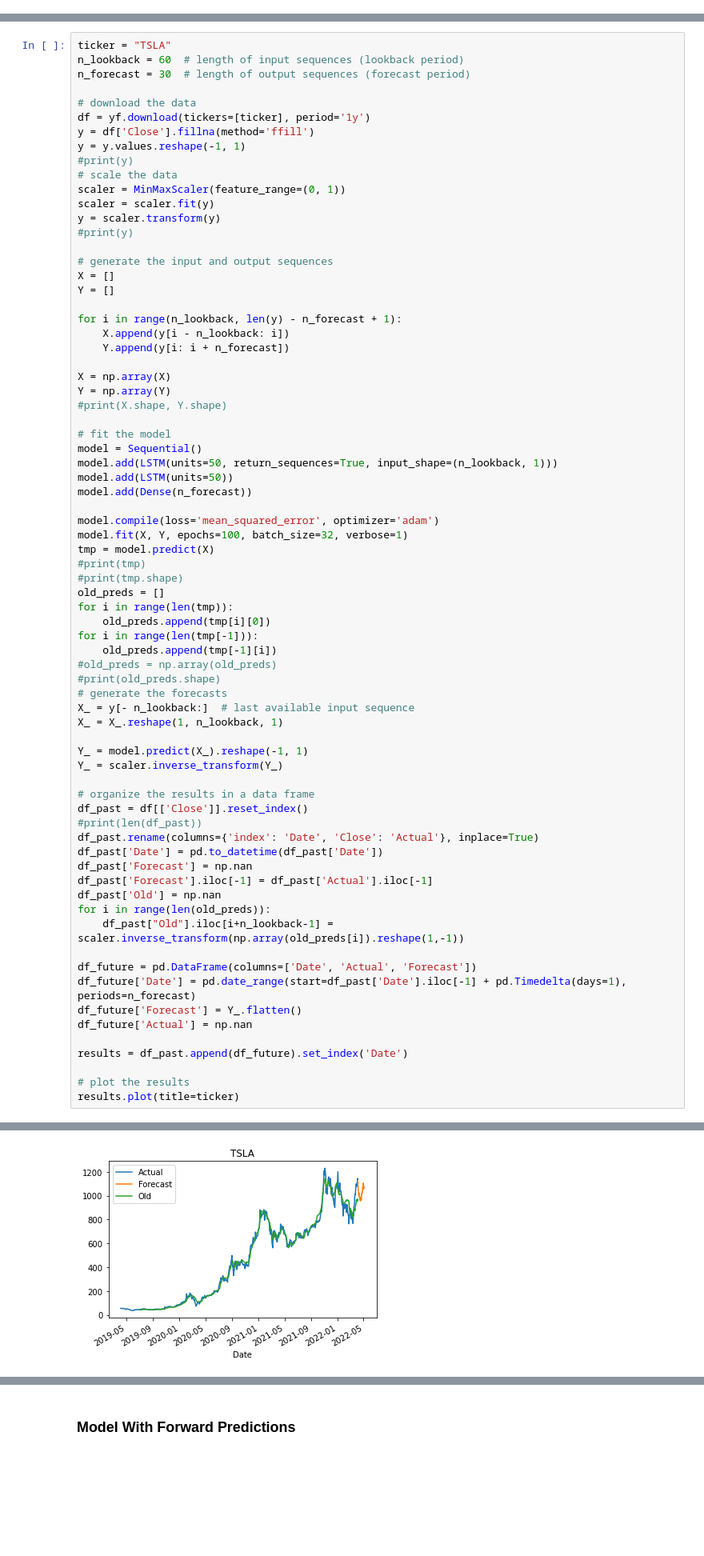
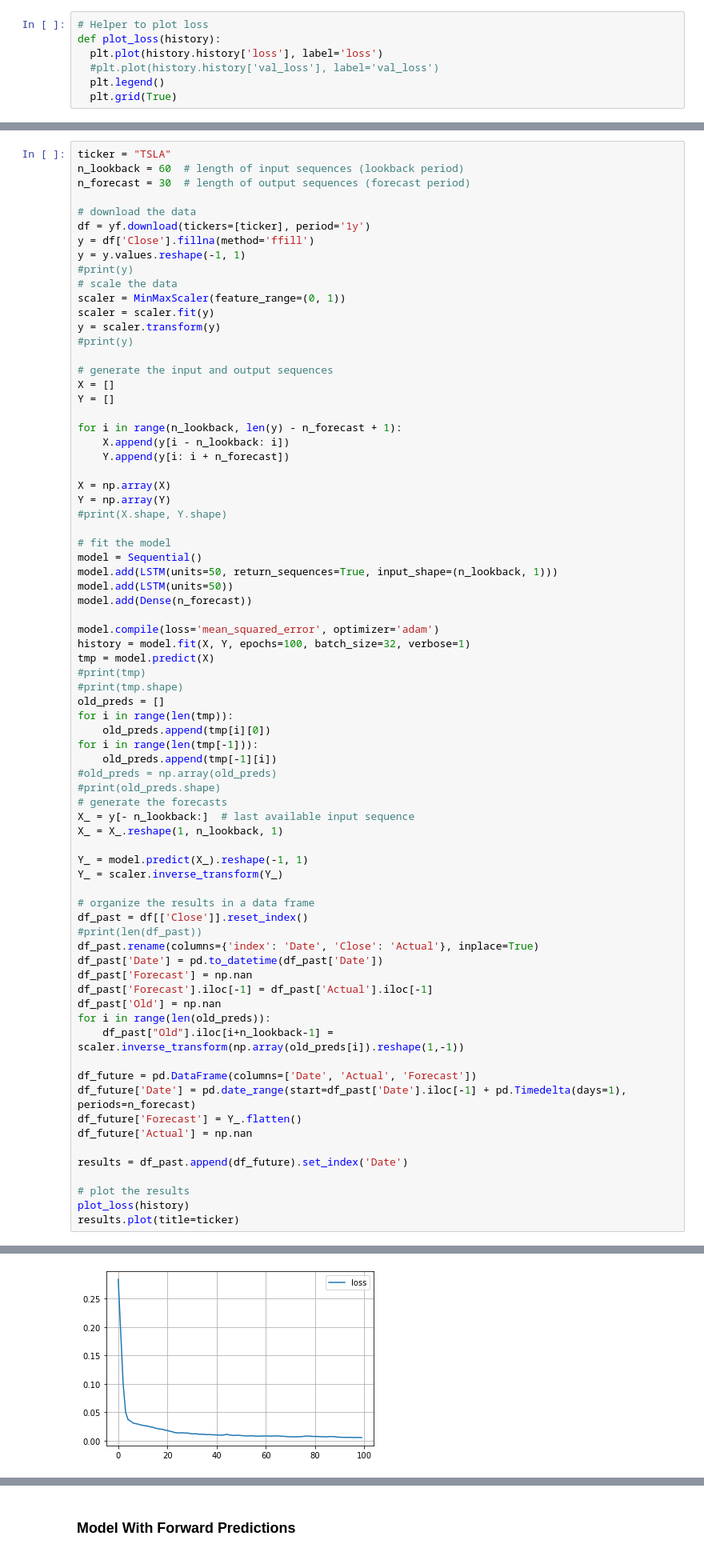
Before and after one commit to AkeemSemper/3950_Workbooks, a Jupyter notebook: lstm_2 copy.ipynb, the cells around one changed output, grey strips where cells are left out. Shown at 80% size. Saved outputs shown, nothing was run; the diff lists cells and outputs as text; blank space fills up the shorter version.

```diff
--- a/lstm_2 copy.ipynb
+++ b/lstm_2 copy.ipynb
@@ -10,6 +10,13 @@ from keras.models import Sequential
 from sklearn.preprocessing import MinMaxScaler
 pd.options.mode.chained_assignment = None
 tf.random.set_seed(0)
+# %%
+# Helper to plot loss
+def plot_loss(history):
+  plt.plot(history.history['loss'], label='loss')
+  #plt.plot(history.history['val_loss'], label='val_loss')
+  plt.legend()
+  plt.grid(True)
 # %% [markdown]
 ## Recurrant Neural Networks
 
@@ -59,7 +68,7 @@ model.add(LSTM(units=50))
 model.add(Dense(n_forecast))
 
 model.compile(loss='mean_squared_error', optimizer='adam')
-model.fit(X, Y, epochs=100, batch_size=32, verbose=1)
+history = model.fit(X, Y, epochs=100, batch_size=32, verbose=1)
 tmp = model.predict(X)
 #print(tmp)
 #print(tmp.shape)
@@ -96,6 +105,7 @@ df_future['Actual'] = np.nan
 results = df_past.append(df_future).set_index('Date')
 
 # plot the results
+plot_loss(history)
 results.plot(title=ticker)
 # %% [output]
 [*********************100%***********************]  1 of 1 completed
@@ -118,2 +128,2 @@ Epoch 6/100
 <AxesSubplot:title={'center':'TSLA'}, xlabel='Date'>
-[figure, old version]
+[figure, new version]
```
Also changed, not shown: parts of 5 cells of this notebook.
